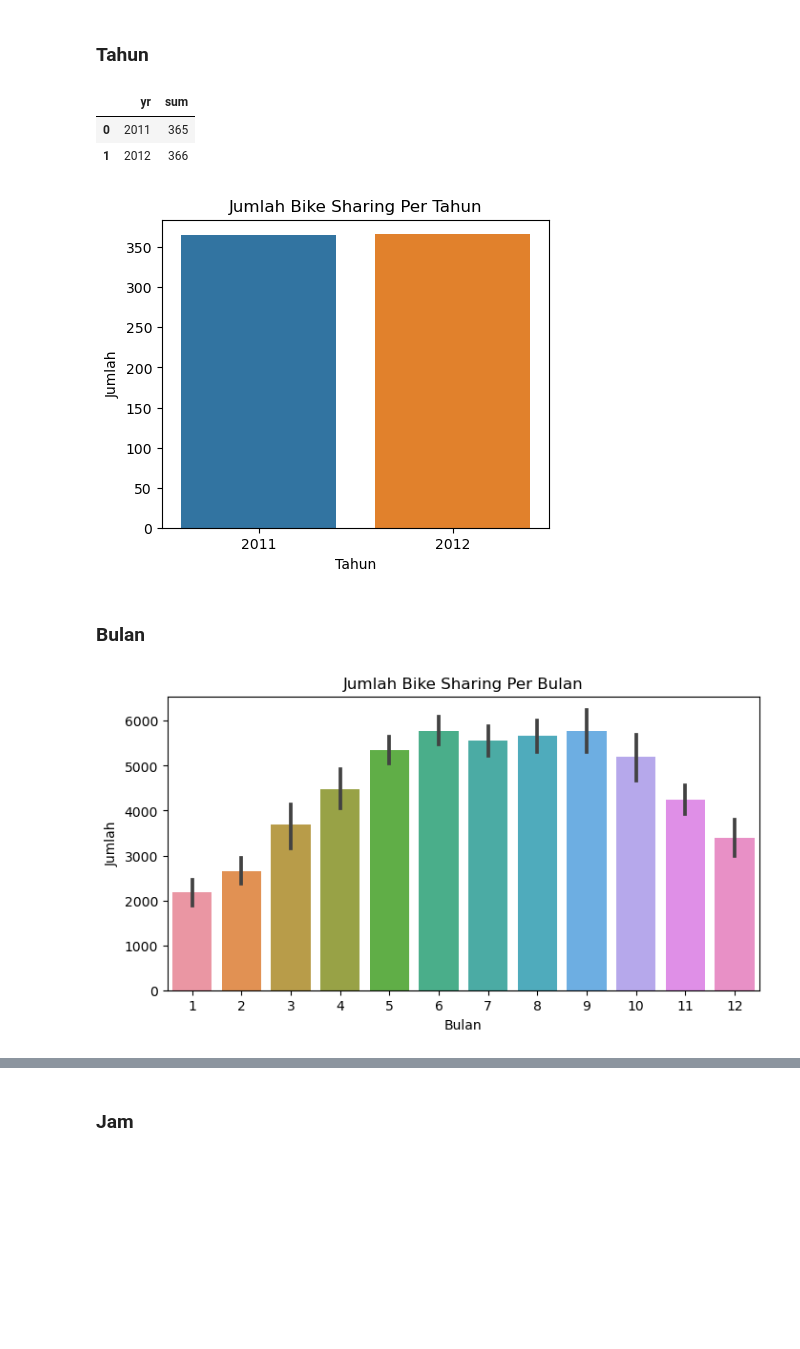
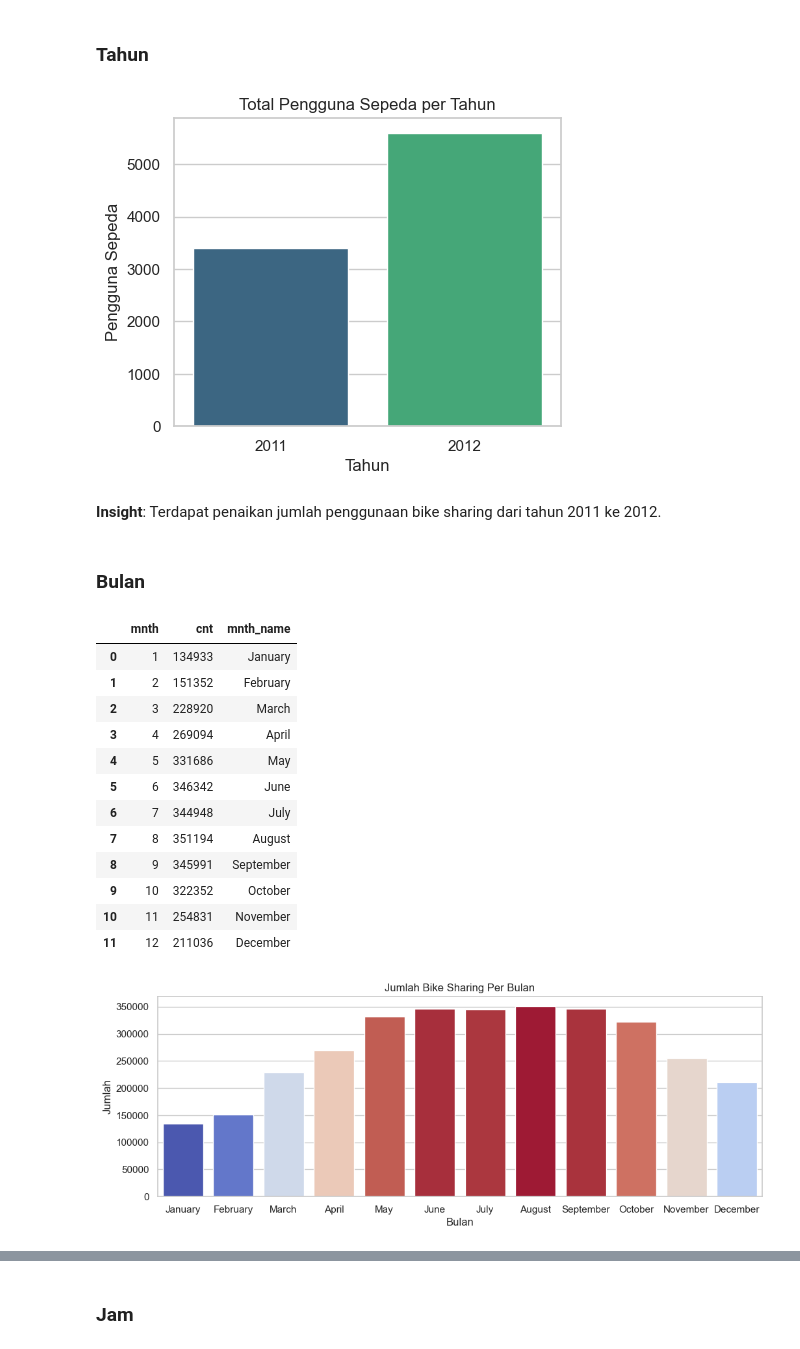
Before and after one commit to daaffalbari/submission-analisis-data, a Jupyter notebook: notebook.ipynb, the cells around one changed output, grey strips where cells are left out. Cells and saved outputs as stored; diff of their text form; code cells hidden in the pictures; blank space fills up the shorter version.

```diff
--- a/notebook.ipynb
+++ b/notebook.ipynb
@@ -465,41 +460,67 @@ Berdasarkan hasil pengamatan plot atau grafik *scatter* untuk DataFrame `day_df`
 ## 1. Bagaimana pola penggunaan layanan *bike sharing* berubah sepanjang tahun, bulan, dan jam?
 # %% [markdown]
 ### Tahun
-# %%
-df_year = day_df.groupby('yr').instant.nunique().reset_index()
-df_year.rename(columns={'instant': 'sum'}, inplace=True)
-df_year
-# %% [output]
-|  | yr | sum |
-| 0 | 2011 | 365 |
-| 1 | 2012 | 366 |
 # %%
+plot_year = day_df.groupby(by='yr').agg({'cnt': 'mean'}).reset_index()
+
 plt.figure(figsize=(5, 4))
-sns.barplot(
-    data=df_year.sort_values('yr', ascending=False),
-    x='yr',
-    y='sum',
-)
-
-plt.title('Jumlah Bike Sharing Per Tahun')
+sns.barplot(data=plot_year, x='yr', y='cnt', palette='viridis')
+plt.title('Total Pengguna Sepeda per Tahun')
 plt.xlabel('Tahun')
-plt.ylabel('Jumlah')
+plt.ylabel('Pengguna Sepeda')
 plt.show()
 # %% [output]
-[figure, old version]
+[figure, new version]
+# %% [markdown]
+**Insight**: Terdapat penaikan jumlah penggunaan bike sharing dari tahun 2011 ke 2012.
 # %% [markdown]
 ### Bulan
+# %%
+# Konversi kolom 'cnt' menjadi numerik
+day_df['cnt'] = pd.to_numeric(day_df['cnt'], errors='coerce')
+
+# Konversi kolom 'mnth' menjadi numerik jika diperlukan
+day_df['mnth'] = pd.to_numeric(day_df['mnth'], errors='coerce')
+# %%
+import calendar
+
+# Grouping data
+monthly_data = day_df.groupby(by='mnth').agg({'cnt': 'sum'}).reset_index()
+
+# Menambahkan label nama bulan
+monthly_data['mnth_name'] = monthly_data['mnth'].apply(lambda x: calendar.month_name[x])
+# %%
+monthly_data
+# %% [output]
+|  | mnth | cnt | mnth_name |
+| 0 | 1 | 134933 | January |
+| 1 | 2 | 151352 | February |
+| 2 | 3 | 228920 | March |
+| 3 | 4 | 269094 | April |
+| 4 | 5 | 331686 | May |
+| 5 | 6 | 346342 | June |
+| 6 | 7 | 344948 | July |
+| 7 | 8 | 351194 | August |
+| 8 | 9 | 345991 | September |
+| 9 | 10 | 322352 | October |
+| 10 | 11 | 254831 | November |
+| 11 | 12 | 211036 | December |
 # %%
-plt.figure(figsize=(8, 4))
+# Buat gradien warna berdasarkan nilai 'cnt'
+norm = plt.Normalize(monthly_data['cnt'].min(), monthly_data['cnt'].max())
+colors = sns.color_palette('coolwarm', as_cmap=True)(norm(monthly_data['cnt']))
+
+plt.figure(figsize=(12, 4))
 sns.barplot(
-    data=day_df.sort_values('mnth', ascending=False),
-    x='mnth',
+    data=monthly_data.sort_values('mnth', ascending=True),
+    x='mnth_name',
     y='cnt',
+    palette=colors,
 )
 
 plt.title('Jumlah Bike Sharing Per Bulan')
 plt.xlabel('Bulan')
 plt.ylabel('Jumlah')
 plt.show()
 # %% [output]
-[figure, old version]
+[figure, new version]
```
Also changed, not shown: parts of 40 cells of this notebook, 3 other files.
